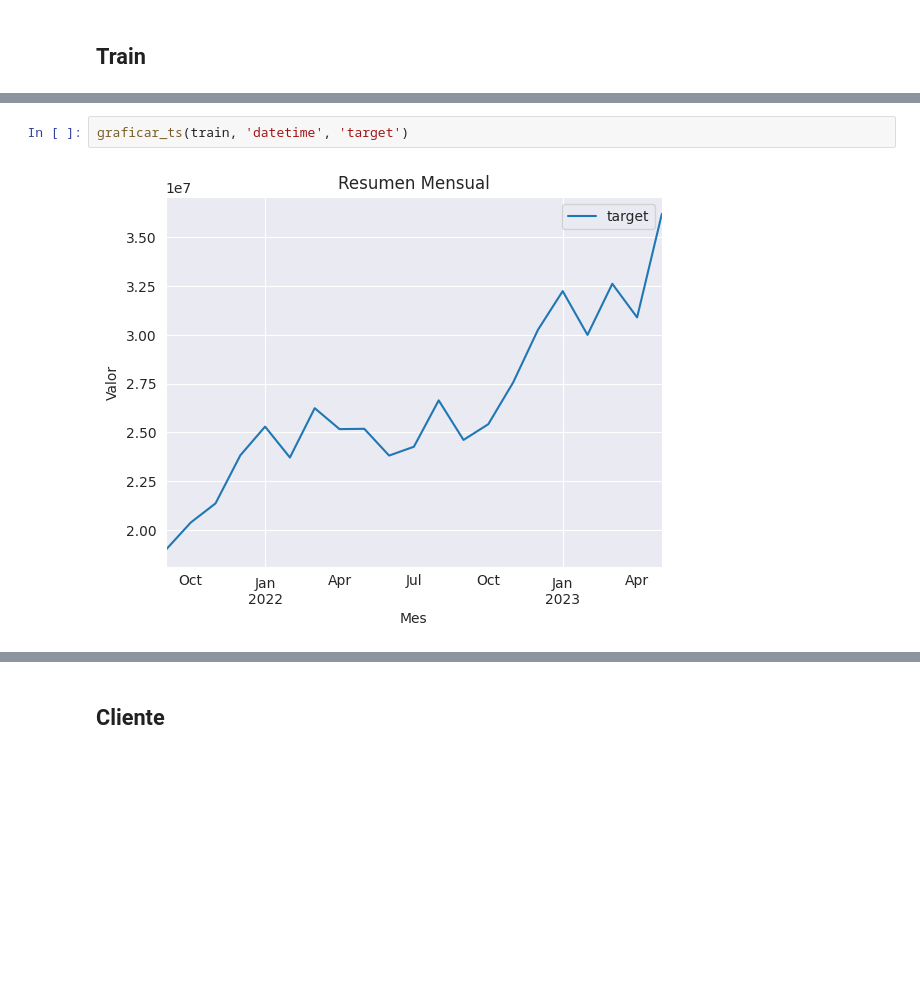
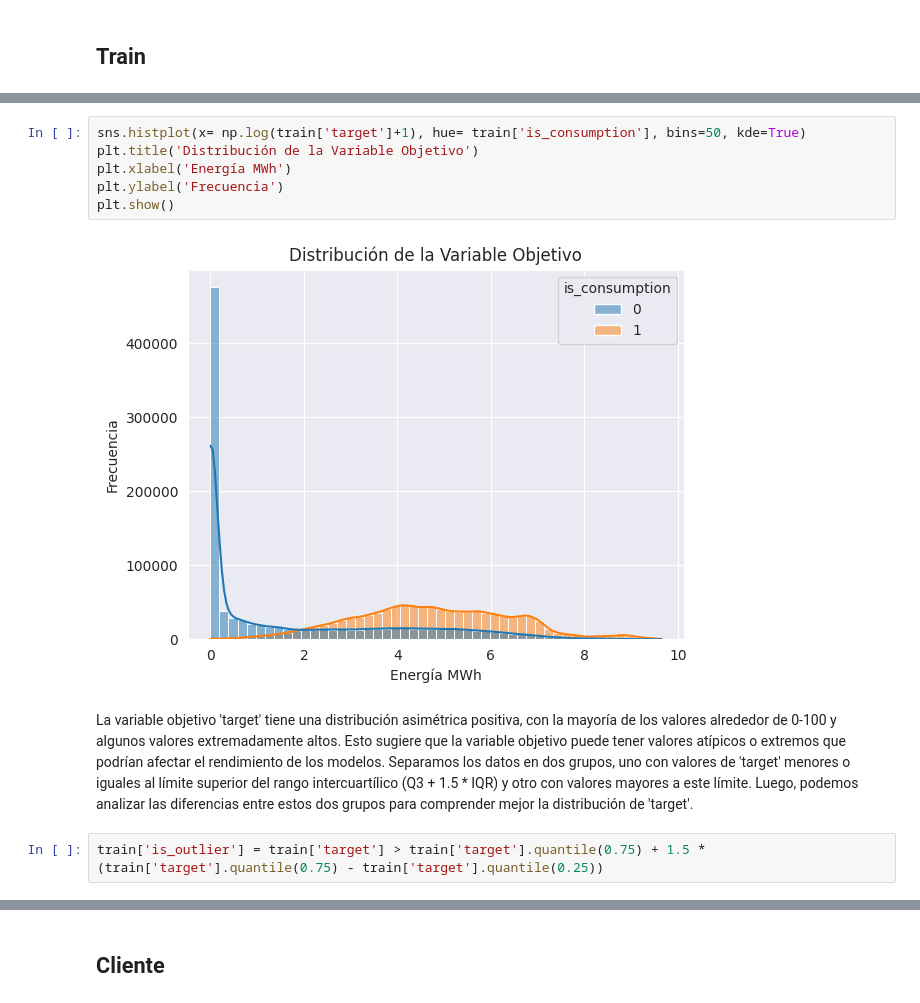
Before and after one commit to CCHidalgoG/enefit-master-work, a Jupyter notebook: scripts_and_notebooks/descriptiva.ipynb, the cells around one changed output, grey strips where cells are left out. Cells and saved outputs as stored; diff of their text form; blank space fills up the shorter version.

```diff
--- a/scripts_and_notebooks/descriptiva.ipynb
+++ b/scripts_and_notebooks/descriptiva.ipynb
@@ -98,4 +121,12 @@ plt.show()
-# %%
-graficar_ts(train, 'datetime', 'target')
-# %% [output]
-[figure, removed]
+# %%
+sns.histplot(x= np.log(train['target']+1), hue= train['is_consumption'], bins=50, kde=True)
+plt.title('Distribución de la Variable Objetivo')
+plt.xlabel('Energía MWh')
+plt.ylabel('Frecuencia')
+plt.show()
+# %% [output]
+[figure, added]
+# %% [markdown]
+La variable objetivo 'target' tiene una distribución asimétrica positiva, con la mayoría de los valores alrededor de 0-100 y algunos valores extremadamente altos. Esto sugiere que la variable objetivo puede tener valores atípicos o extremos que podrían afectar el rendimiento de los modelos. Separamos los datos en dos grupos, uno con valores de 'target' menores o iguales al límite superior del rango intercuartílico (Q3 + 1.5 * IQR) y otro con valores mayores a este límite. Luego, podemos analizar las diferencias entre estos dos grupos para comprender mejor la distribución de 'target'.
+# %%
+train['is_outlier'] = train['target'] > train['target'].quantile(0.75) + 1.5 * (train['target'].quantile(0.75) - train['target'].quantile(0.25))
```
Also changed, not shown: parts of 95 cells of this notebook.
